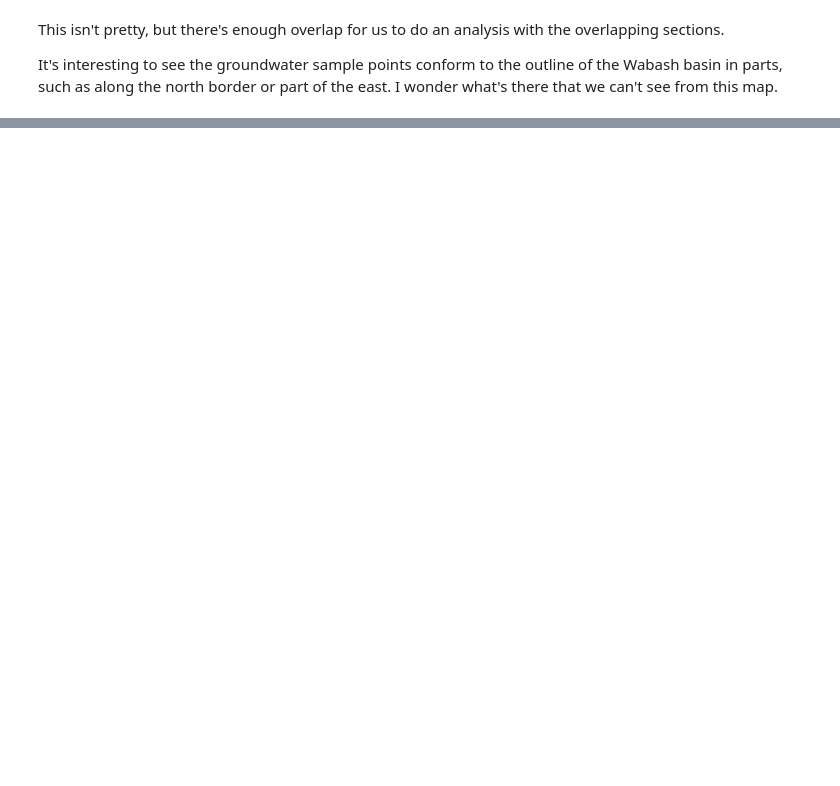
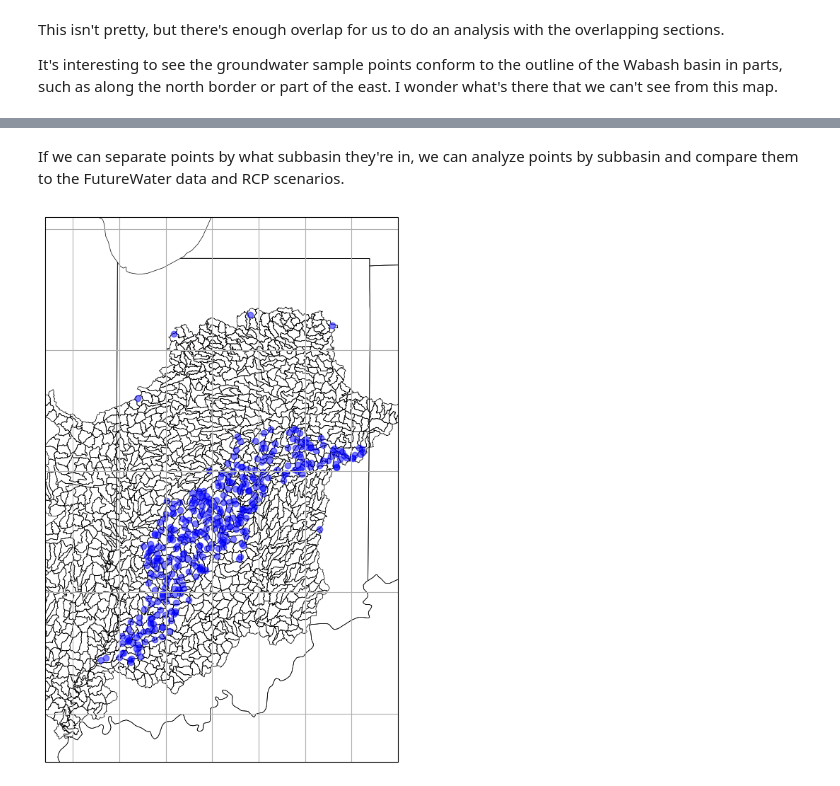
Before and after one commit to cookjan/G690_jcc, a Jupyter notebook: research_project/IDNR_GW.ipynb, the cells around one changed output, grey strips where cells are left out. Drawn from its saved outputs; the diff is of its cells as text; code cells hidden in the pictures; blank space fills up the shorter version.

```diff
--- a/research_project/IDNR_GW.ipynb
+++ b/research_project/IDNR_GW.ipynb
@@ -131,3 +159,7 @@ This isn't pretty, but there's enough overlap for us to do an analysis with the
 
 
 It's interesting to see the groundwater sample points conform to the outline of the Wabash basin in parts, such as along the north border or part of the east. I wonder what's there that we can't see from this map.
+# %%
+# convert to geodataframe
+HUC_gdf_org = gpd.read_file(shp_path)
+HUC_gdf_org.head()
@@ -133,0 +173,39 @@ It's interesting to see the groundwater sample points conform to the outline of
+# %% [markdown]
+If we can separate points by what subbasin they're in, we can analyze points by subbasin and compare them to the FutureWater data and RCP scenarios.
+# %%
+#clip the datasets
+
+# convert HUC boundary to projection of  dataset
+HUC_gdf = HUC_gdf_org.to_crs(idnr_gdf.crs)
+
+#clip the earthwuakes to the CA boundary
+idnr_gdf_clipped = gpd.clip(idnr_gdf, HUC_gdf) #inputs are (dataset to clip, boundary to clip to)
+
+
+#plot clipped eqs
+fig, ax = plt.subplots(
+    figsize = (10,10),
+    subplot_kw= {"projection": projection}) #does the interior differentiate to cartopy plot, not simple?
+
+
+HUC_gdf.plot(ax=ax,
+             facecolor="none",
+             edgecolor="black",
+             linewidth=0.5
+             ) #facecolor colors interior of polygon!
+
+#convert the usgs data to the projection
+idnr_gdf_clipped.plot(
+                    ax = ax,
+                   #transform = projection, #remember to take this out
+                   #column = "mag", #if just this, generates points colored by magnitude
+                   #markersize = np.exp(usgs_gdf_proj.mag)/10,
+                   color="b",
+                   alpha = 0.5 #transparancy
+                   )
+ax.add_feature(cartopy.feature.STATES, linewidth=0.5)
+ax.set_extent([-88.3, -84.5, 37.6, 42.1], crs=cartopy.crs.PlateCarree())
+ax.gridlines()
+plt.show()
+# %% [output]
+[figure, added]
```
Also changed, not shown: parts of 12 cells of this notebook, 2 other files.
